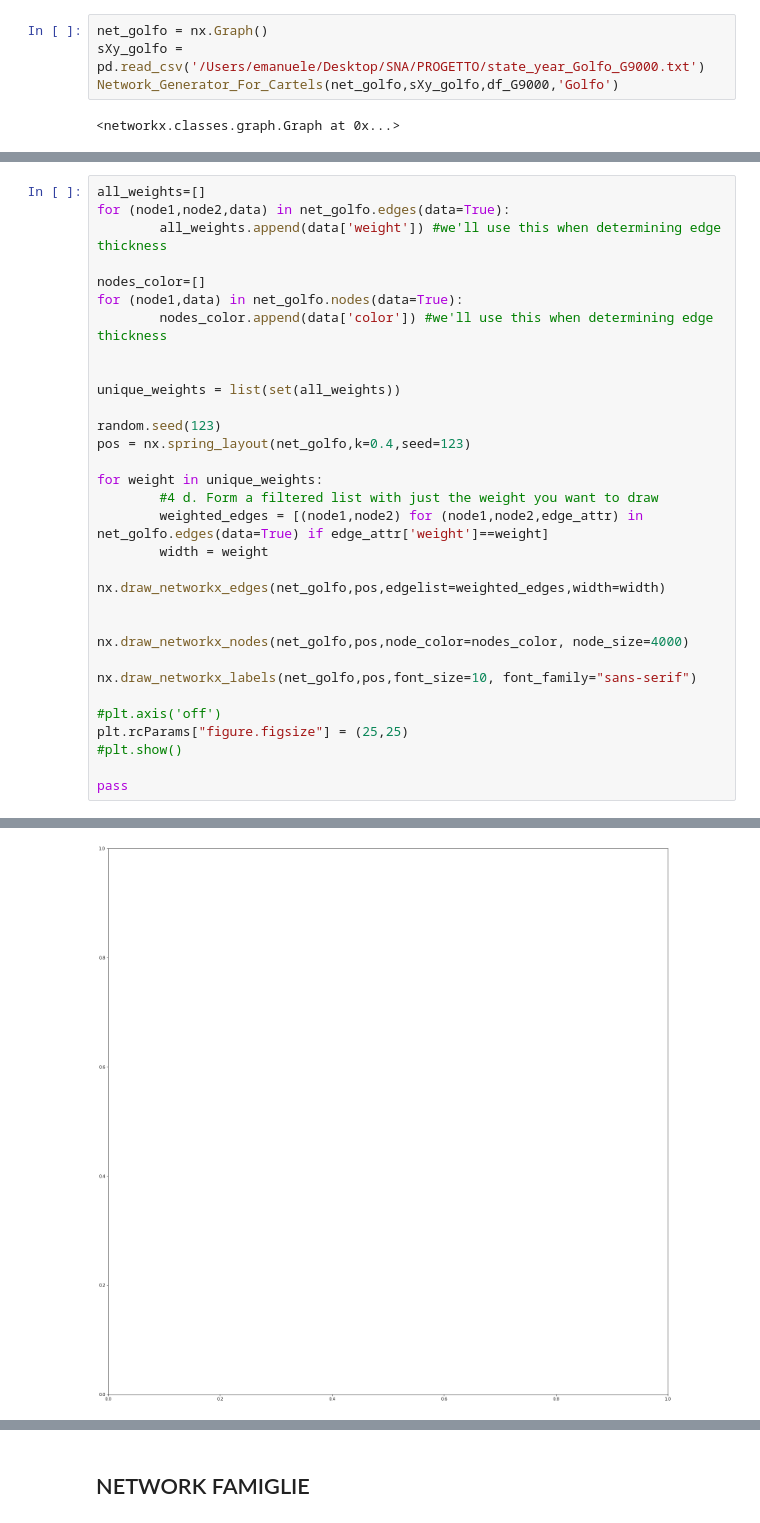
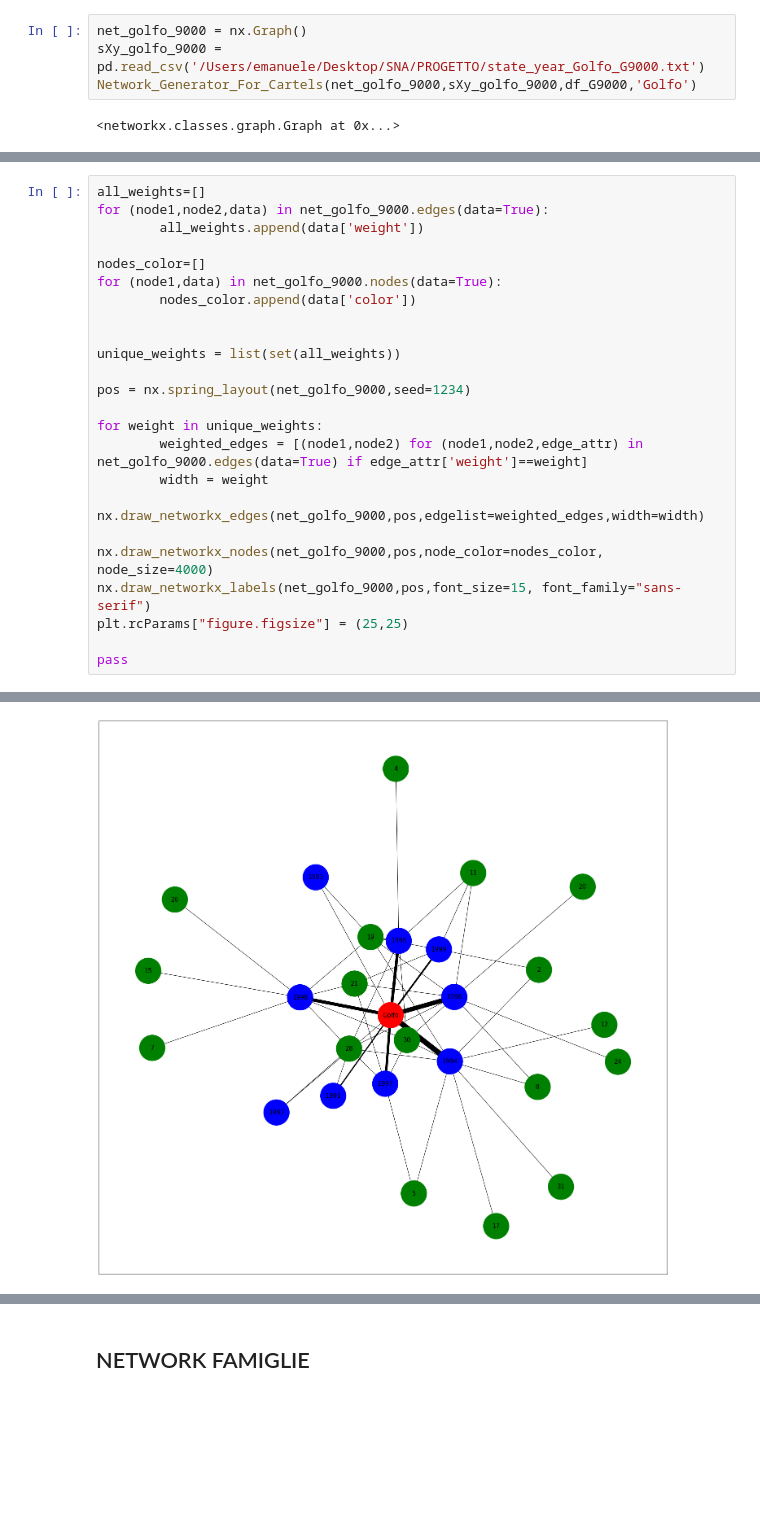
Before and after one commit to emacarta/Mexico-Drug-Traffic-Activities, a Jupyter notebook: Mexican_Drug_Cartell_Analysis.ipynb, the cells around one changed output, grey strips where cells are left out. Saved outputs shown, nothing was run; the diff lists cells and outputs as text; blank space fills up the shorter version.

```diff
--- a/Mexican_Drug_Cartell_Analysis.ipynb
+++ b/Mexican_Drug_Cartell_Analysis.ipynb
@@ -668,6 +688,6 @@ df_O0010 = Edges_Generator_for_Cartel('Otros','O',years_0010=True)
 # %%
-net_golfo = nx.Graph()
-sXy_golfo = pd.read_csv('/Users/emanuele/Desktop/SNA/PROGETTO/state_year_Golfo_G9000.txt')
-Network_Generator_For_Cartels(net_golfo,sXy_golfo,df_G9000,'Golfo')
+net_golfo_9000 = nx.Graph()
+sXy_golfo_9000 = pd.read_csv('/Users/emanuele/Desktop/SNA/PROGETTO/state_year_Golfo_G9000.txt')
+Network_Generator_For_Cartels(net_golfo_9000,sXy_golfo_9000,df_G9000,'Golfo')
 # %% [output]
 <networkx.classes.graph.Graph at 0x...>
@@ -683,32 +698,25 @@ TypeError: 'EdgeDataView' object is not callable
 # %%
 all_weights=[]
-for (node1,node2,data) in net_golfo.edges(data=True):
-        all_weights.append(data['weight']) #we'll use this when determining edge thickness
+for (node1,node2,data) in net_golfo_9000.edges(data=True):
+        all_weights.append(data['weight'])
 
 nodes_color=[]
-for (node1,data) in net_golfo.nodes(data=True):
-        nodes_color.append(data['color']) #we'll use this when determining edge thickness
+for (node1,data) in net_golfo_9000.nodes(data=True):
+        nodes_color.append(data['color'])
 
 
 unique_weights = list(set(all_weights))
 
-random.seed(123)
-pos = nx.spring_layout(net_golfo,k=0.4,seed=123)
+pos = nx.spring_layout(net_golfo_9000,seed=1234)
 
 for weight in unique_weights:
-        #4 d. Form a filtered list with just the weight you want to draw
-        weighted_edges = [(node1,node2) for (node1,node2,edge_attr) in net_golfo.edges(data=True) if edge_attr['weight']==weight]
+        weighted_edges = [(node1,node2) for (node1,node2,edge_attr) in net_golfo_9000.edges(data=True) if edge_attr['weight']==weight]
         width = weight
-        nx.draw_networkx_edges(net_golfo,pos,edgelist=weighted_edges,width=width)
+        nx.draw_networkx_edges(net_golfo_9000,pos,edgelist=weighted_edges,width=width)
 
-
-nx.draw_networkx_nodes(net_golfo,pos,node_color=nodes_color, node_size=4000)
-
-nx.draw_networkx_labels(net_golfo,pos,font_size=10, font_family="sans-serif")
-
-#plt.axis('off')
+nx.draw_networkx_nodes(net_golfo_9000,pos,node_color=nodes_color, node_size=4000)
+nx.draw_networkx_labels(net_golfo_9000,pos,font_size=15, font_family="sans-serif")
 plt.rcParams["figure.figsize"] = (25,25)
-#plt.show()
 
 pass
 # %% [output]
@@ -716 +723 @@ ValueError: 'vertices' must be 2D with shape (M, 2). Your input has shape (2, 25
-[figure, old version]
+[figure, new version]
```
Also changed, not shown: parts of 15 cells of this notebook.
